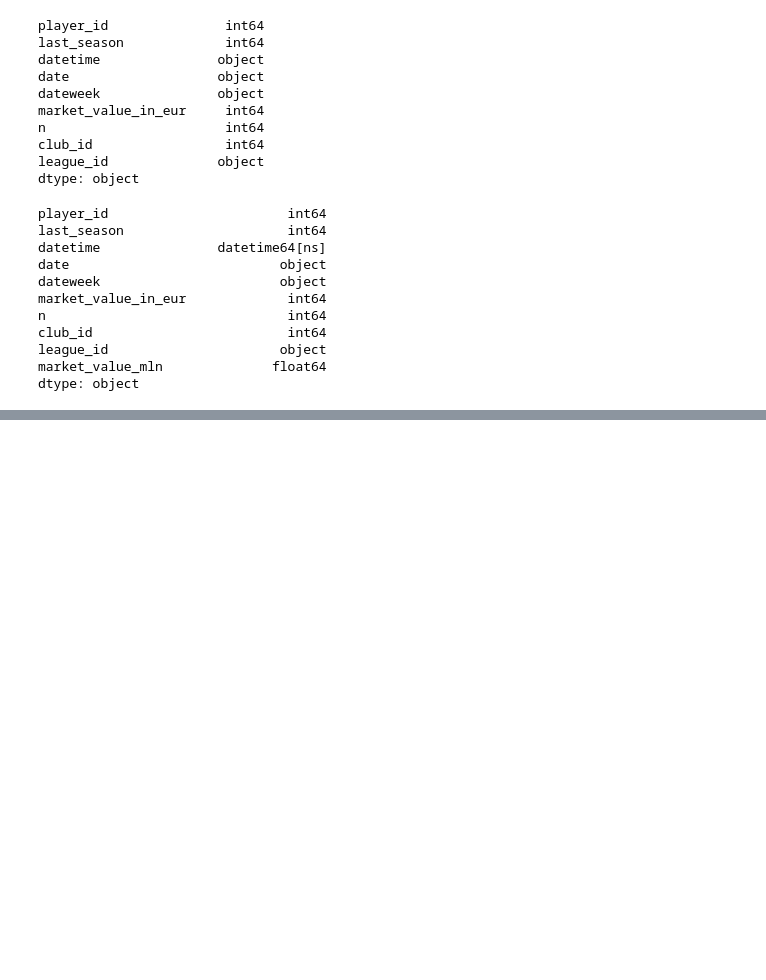
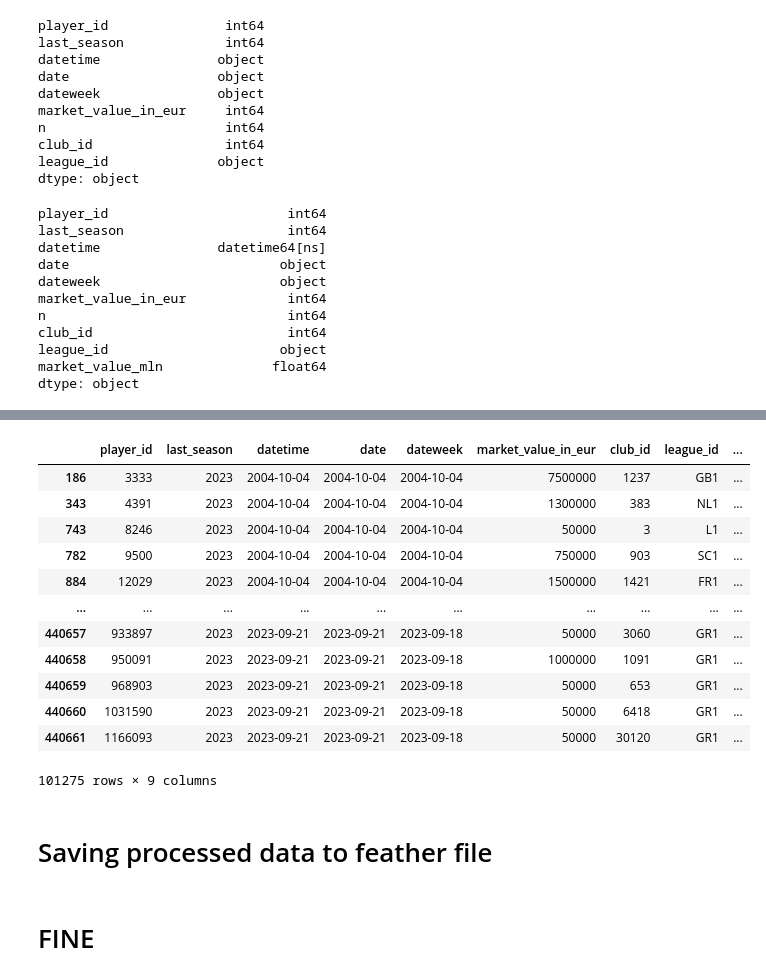
Before and after one commit to RiccardoPili/Football-Data-Analysis, a Jupyter notebook: data_preparation/players_valuation.ipynb, the cells around one changed output, grey strips where cells are left out. Cells and saved outputs as stored; diff of their text form; code cells hidden in the pictures; blank space fills up the shorter version.

```diff
--- a/data_preparation/players_valuation.ipynb
+++ b/data_preparation/players_valuation.ipynb
@@ -139,0 +174,20 @@ val_df
+# %%
+current_players_val = val_df.query('last_season == 2023')
+
+current_players_val
+# %% [output]
+|  | player_id | last_season | datetime | date | dateweek | market_value_in_eur | club_id | league_id | ... |
+| 186 | 3333 | 2023 | 2004-10-04 | 2004-10-04 | 2004-10-04 | 7500000 | 1237 | GB1 | ... |
+| 343 | 4391 | 2023 | 2004-10-04 | 2004-10-04 | 2004-10-04 | 1300000 | 383 | NL1 | ... |
+| 743 | 8246 | 2023 | 2004-10-04 | 2004-10-04 | 2004-10-04 | 50000 | 3 | L1 | ... |
+| 782 | 9500 | 2023 | 2004-10-04 | 2004-10-04 | 2004-10-04 | 750000 | 903 | SC1 | ... |
+| 884 | 12029 | 2023 | 2004-10-04 | 2004-10-04 | 2004-10-04 | 1500000 | 1421 | FR1 | ... |
+| ... | ... | ... | ... | ... | ... | ... | ... | ... | ... |
+| 440657 | 933897 | 2023 | 2023-09-21 | 2023-09-21 | 2023-09-18 | 50000 | 3060 | GR1 | ... |
+| 440658 | 950091 | 2023 | 2023-09-21 | 2023-09-21 | 2023-09-18 | 1000000 | 1091 | GR1 | ... |
+| 440659 | 968903 | 2023 | 2023-09-21 | 2023-09-21 | 2023-09-18 | 50000 | 653 | GR1 | ... |
+| 440660 | 1031590 | 2023 | 2023-09-21 | 2023-09-21 | 2023-09-18 | 50000 | 6418 | GR1 | ... |
+| 440661 | 1166093 | 2023 | 2023-09-21 | 2023-09-21 | 2023-09-18 | 50000 | 30120 | GR1 | ... |
+101275 rows × 9 columns
+# %% [markdown]
+# Saving processed data to feather file
@@ -139,0 +196,2 @@ val_df
+# %% [markdown]
+# FINE
```
Also changed, not shown: parts of 8 cells of this notebook, 3 other files.
